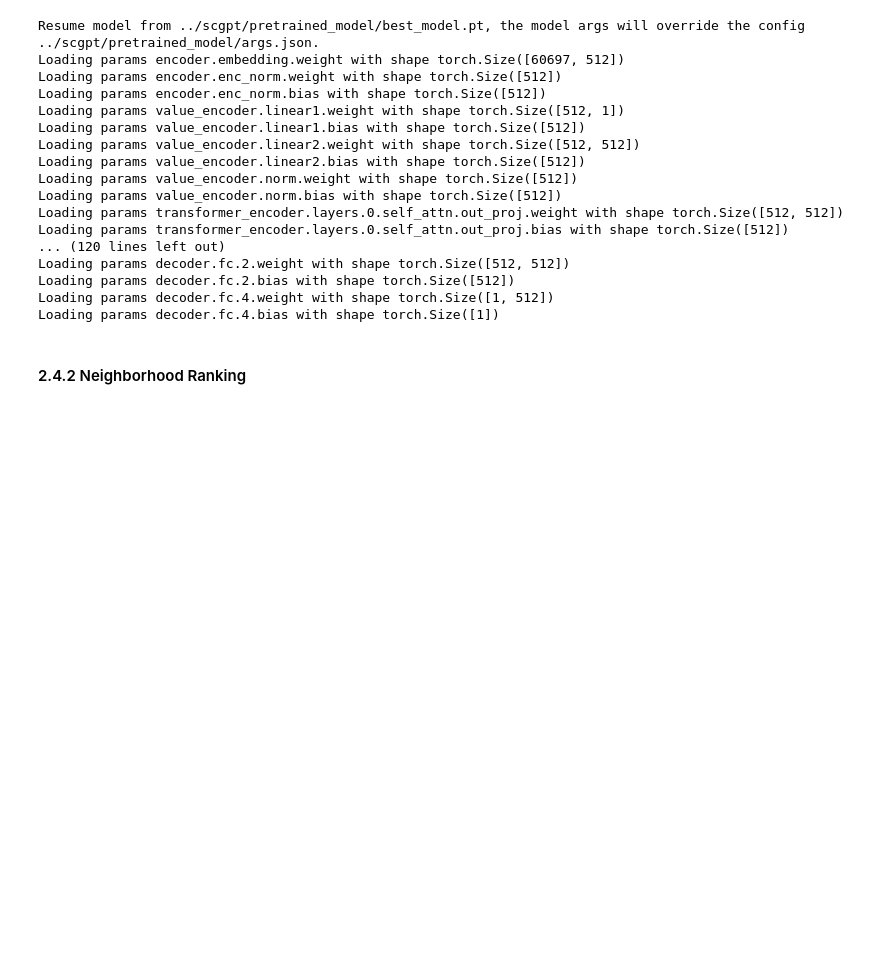
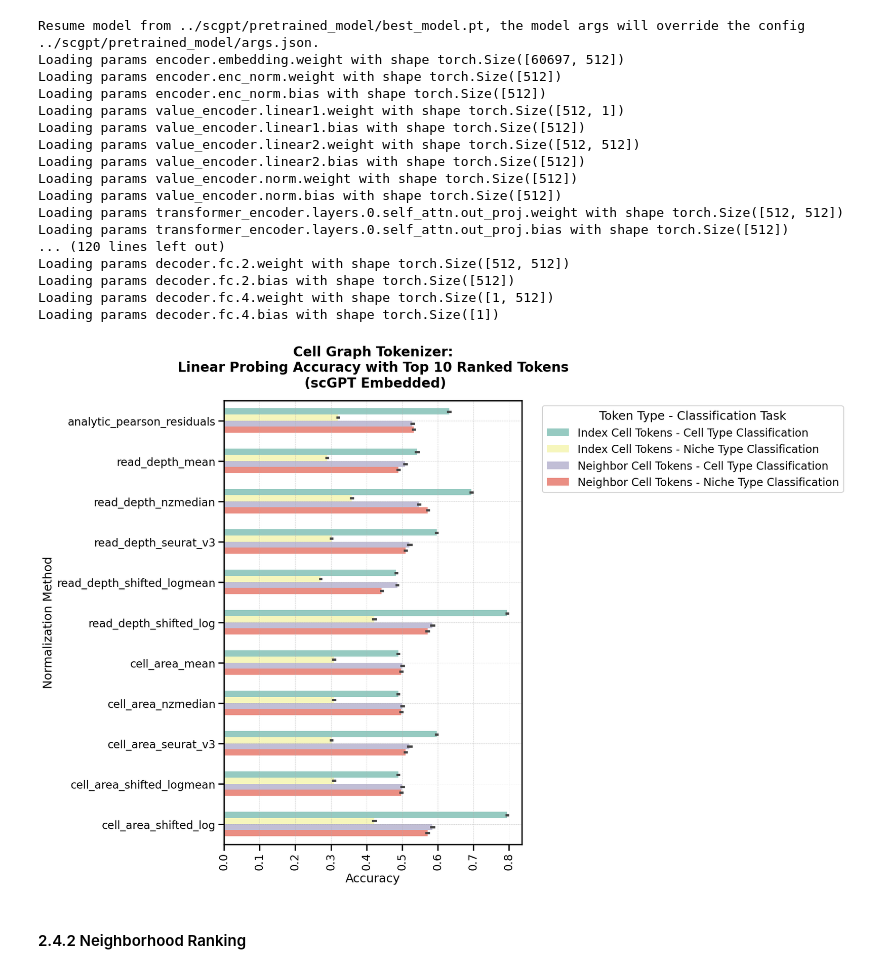
Before and after one commit to Lotfollahi-lab/terra-reproducibility, a Jupyter notebook: analysis/cell_graph_tokenization.ipynb, the cells around one changed output. Drawn from its saved outputs; the diff is of its cells as text; code cells hidden in the pictures; blank space fills up the shorter version.

Commit message:
Finalize tokenization evaluation and comparison and add jepa testing code

```diff
--- a/analysis/cell_graph_tokenization.ipynb
+++ b/analysis/cell_graph_tokenization.ipynb
@@ -568,3 +533,54 @@ dataset
+# %%
+### Visualize results ###
+
+def capitalize_after_space(s):
+    return " ".join(word.capitalize() for word in s.split("_"))
+
+df = pd.read_csv(f"{results_folder_path}/{tokenizer}/{dataset_name}/clf_scores_scgpt.csv")
+
+
+# Only keep test scores
+df = df[(df["clf_category"] == "test")]
+
+# Rename token types
+df["token_type"] = df["token_type"].replace(
+    {"cell": "Index Cell Tokens", "neighbor_cells": "Neighbor Cell Tokens"})
+
+# Rename classification tasks
+df["clf_task"] = df["clf_task"].replace(
+    {"cell_types": "Cell Type Classification", "niche_types": "Niche Type Classification"})
+
+# Create a combined hue for clf_task and clf_category
+df["token_task"] = df["token_type"] + " - " + df["clf_task"]
+
+# Plot
+plt.figure(figsize=(8, 12))
+sns.barplot(
+    x="score", y="normalization", hue="token_task", data=df, ci="sd",
+    palette="Set3", orient="h", width=0.6
+)
+
+# Adjusting the spacing between the bars
+# You can control the spacing by setting a custom height for each bar
+unique_normalizations = df["normalization"].unique()
+unique_token_tasks = df["token_task"].unique()
+spacing = 0.1 * len(unique_token_tasks)  # Adjust this value to increase/decrease space
+
+plt.xticks(rotation=90)  # Rotate x-axis labels if needed
+plt.title(f"{capitalize_after_space(tokenizer)}:"
+          "\n Linear Probing Accuracy with Top 10 Ranked Tokens \n (scGPT Embedded)",
+          fontsize=20,
+          fontweight="bold",
+          pad=20)
+plt.xlabel("Accuracy")
+plt.ylabel("Normalization Method")
+plt.legend(title="Token Type - Classification Task", bbox_to_anchor=(1.05, 1), loc="upper left")
+plt.grid(True, which='both', linestyle='--', linewidth=0.5, alpha=0.7)
+
+plt.savefig(f"{results_folder_path}/{tokenizer}/{dataset_name}/clf_scores_scgpt.svg", bbox_inches="tight")
+plt.show()
+# %% [output]
+[figure, added]
 # %%
 i = 0
 # Get sorted indices of neighbor cells based on distance to index cell
```
Also changed, not shown: parts of 19 cells of this notebook, 4 other files.
